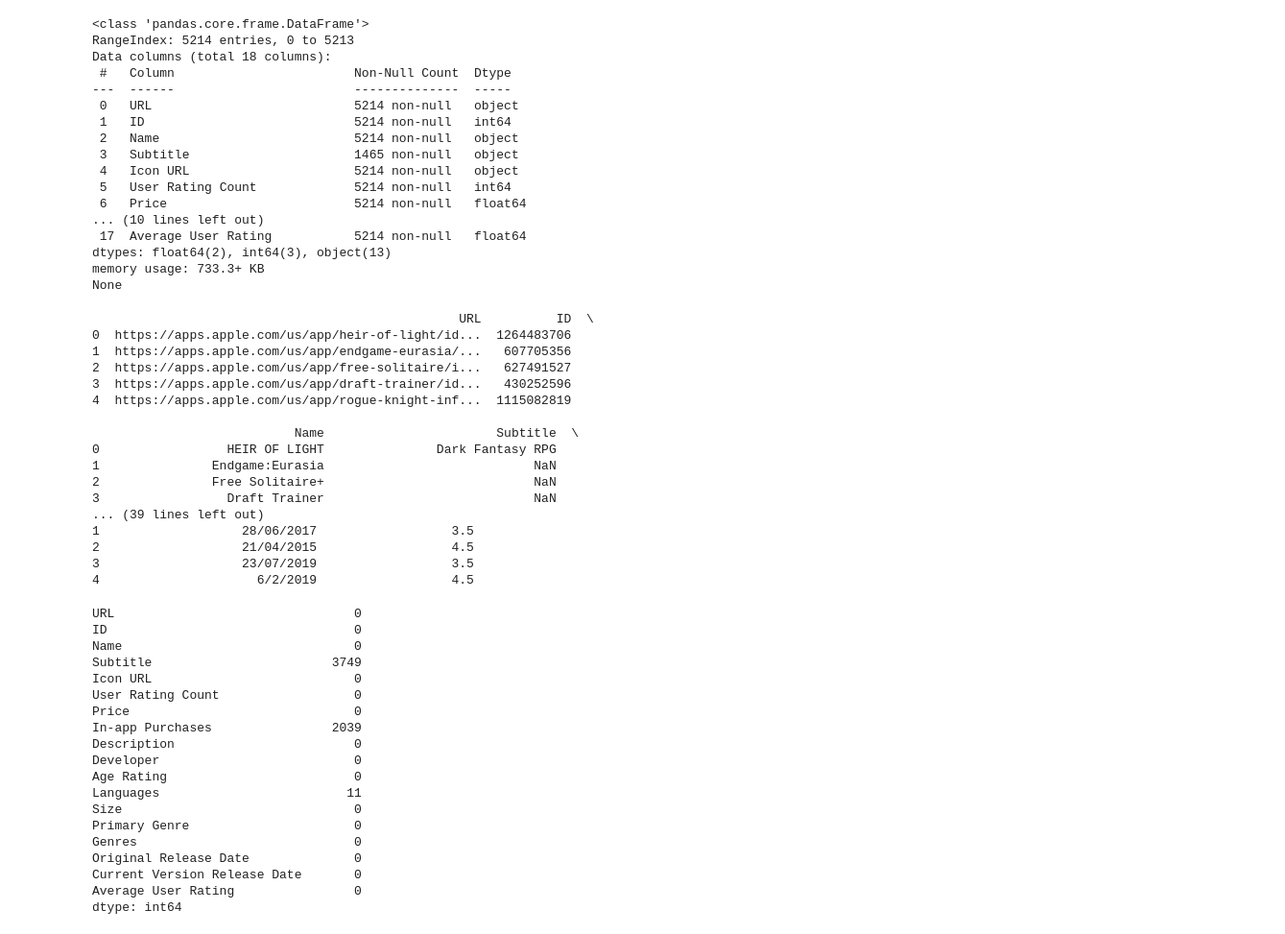
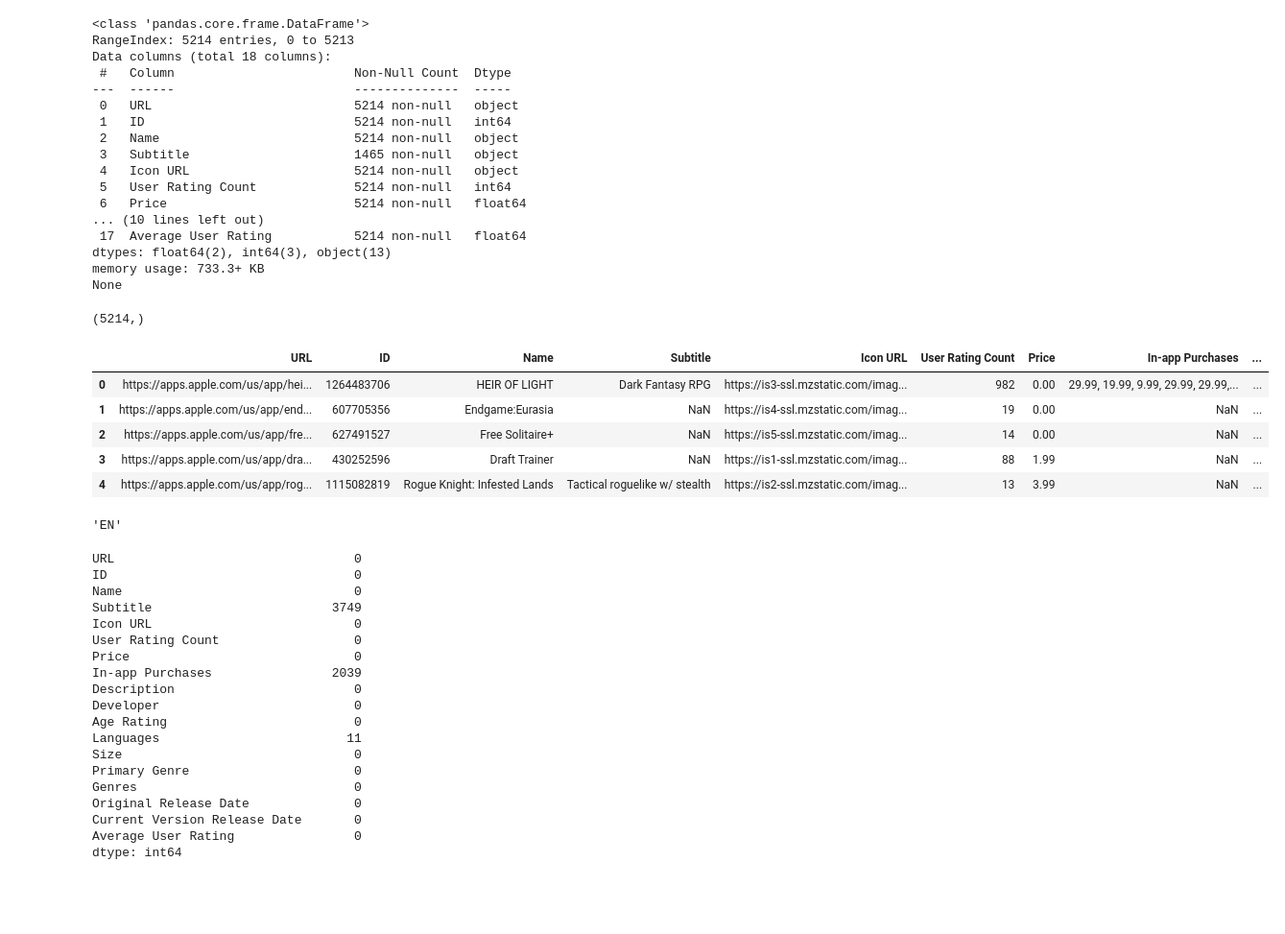
Before and after one commit to tenafrangelos/Game-Application-Success-Prediction, a Jupyter notebook: games.ipynb, the cells around one changed output. Shown at 96% size. Cells and saved outputs as stored; diff of their text form; code cells hidden in the pictures; blank space fills up the shorter version.

```diff
--- a/games.ipynb
+++ b/games.ipynb
@@ -52,26 +52,25 @@ Data columns (total 18 columns):
 dtypes: float64(2), int64(3), object(13)
 memory usage: 733.3+ KB
 None
-# %%
-print(data.head())
-# %% [output]
-                                                 URL          ID  \
-0  https://apps.apple.com/us/app/heir-of-light/id...  1264483706
-1  https://apps.apple.com/us/app/endgame-eurasia/...   607705356
-2  https://apps.apple.com/us/app/free-solitaire/i...   627491527
-3  https://apps.apple.com/us/app/draft-trainer/id...   430252596
-4  https://apps.apple.com/us/app/rogue-knight-inf...  1115082819
-
-                           Name                       Subtitle  \
-0                 HEIR OF LIGHT               Dark Fantasy RPG
-1               Endgame:Eurasia                            NaN
-2               Free Solitaire+                            NaN
-3                 Draft Trainer                            NaN
-... (39 lines left out)
-1                   28/06/2017                  3.5
-2                   21/04/2015                  4.5
-3                   23/07/2019                  3.5
-4                     6/2/2019                  4.5
+# %%
+X = data.drop('Average User Rating', axis=1)
+Y=data['Average User Rating']
+print(Y.shape)
+# %% [output]
+(5214,)
+# %%
+data.head()
+# %% [output]
+|  | URL | ID | Name | Subtitle | Icon URL | User Rating Count | Price | In-app Purchases | ... |
+| 0 | https://apps.apple.com/us/app/hei... | 1264483706 | HEIR OF LIGHT | Dark Fantasy RPG | https://is3-ssl.mzstatic.com/imag... | 982 | 0.00 | 29.99, 19.99, 9.99, 29.99, 29.99,... | ... |
+| 1 | https://apps.apple.com/us/app/end... | 607705356 | Endgame:Eurasia | NaN | https://is4-ssl.mzstatic.com/imag... | 19 | 0.00 | NaN | ... |
+| 2 | https://apps.apple.com/us/app/fre... | 627491527 | Free Solitaire+ | NaN | https://is5-ssl.mzstatic.com/imag... | 14 | 0.00 | NaN | ... |
+| 3 | https://apps.apple.com/us/app/dra... | 430252596 | Draft Trainer | NaN | https://is1-ssl.mzstatic.com/imag... | 88 | 1.99 | NaN | ... |
+| 4 | https://apps.apple.com/us/app/rog... | 1115082819 | Rogue Knight: Infested Lands | Tactical roguelike w/ stealth | https://is2-ssl.mzstatic.com/imag... | 13 | 3.99 | NaN | ... |
+# %%
+data["Languages"].iloc[1]
+# %% [output]
+'EN'
 # %%
 print(data.isnull().sum())
 # %% [output]
```
Also changed, not shown: parts of 44 cells of this notebook, 18 other files.
